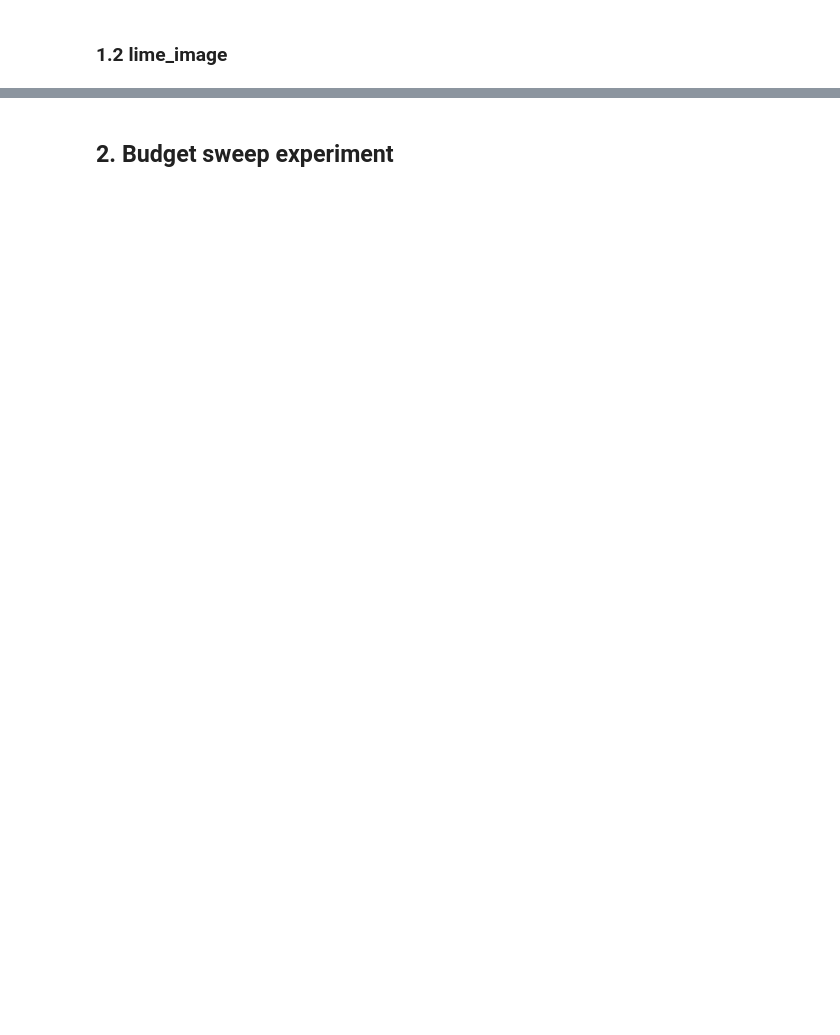
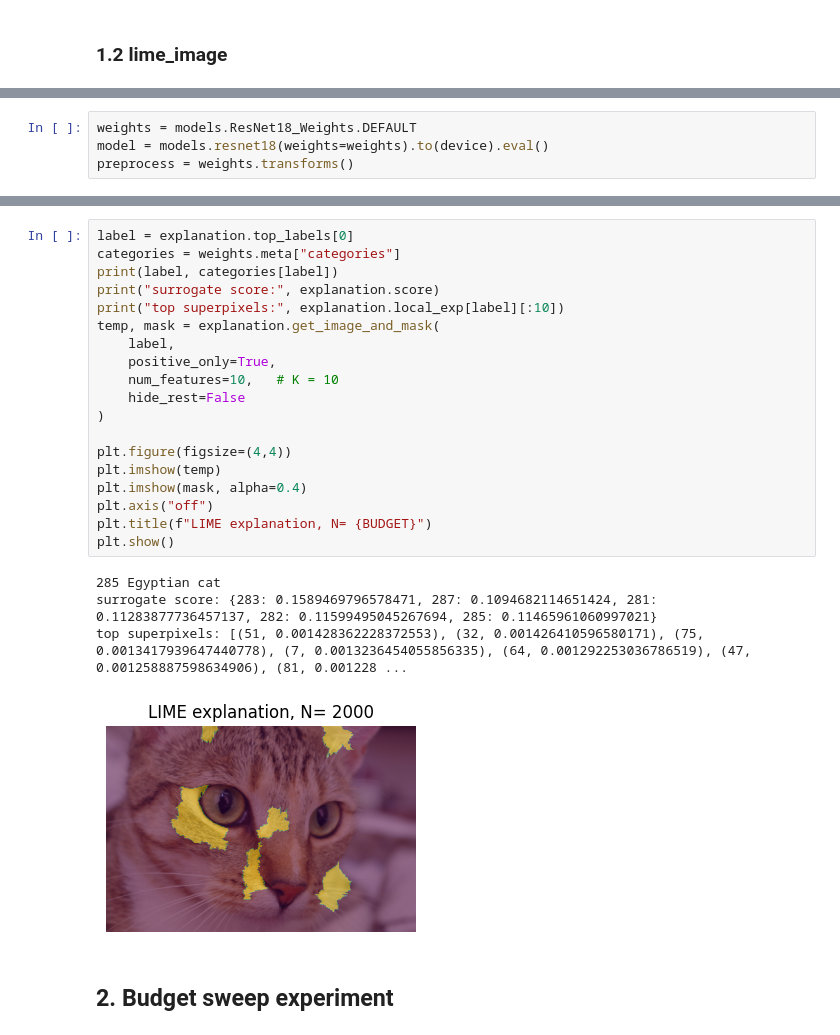
Before and after one commit to QihangFeng/Reliable-LIME-under-Query-Budget-Constraints, a Jupyter notebook: lime_budget_constraints.ipynb, the cells around one changed output, grey strips where cells are left out. Drawn from its saved outputs; the diff is of its cells as text; blank space fills up the shorter version.

```diff
--- a/lime_budget_constraints.ipynb
+++ b/lime_budget_constraints.ipynb
@@ -231,0 +671,4 @@ from tqdm.auto import tqdm
+# %%
+weights = models.ResNet18_Weights.DEFAULT
+model = models.resnet18(weights=weights).to(device).eval()
+preprocess = weights.transforms()
@@ -232,2 +711,26 @@ from tqdm.auto import tqdm
+# %%
+label = explanation.top_labels[0]
+categories = weights.meta["categories"]
+print(label, categories[label])
+print("surrogate score:", explanation.score)
+print("top superpixels:", explanation.local_exp[label][:10])
+temp, mask = explanation.get_image_and_mask(
+    label,
+    positive_only=True,
+    num_features=10,   # K = 10
+    hide_rest=False
+)
+
+plt.figure(figsize=(4,4))
+plt.imshow(temp)
+plt.imshow(mask, alpha=0.4)
+plt.axis("off")
+plt.title(f"LIME explanation, N= {BUDGET}")
+plt.show()
+# %% [output]
+285 Egyptian cat
+surrogate score: {283: 0.1589469796578471, 287: 0.1094682114651424, 281: 0.11283877736457137, 282: 0.11599495045267694, 285: 0.11465961060997021}
+top superpixels: [(51, 0.001428362228372553), (32, 0.001426410596580171), (75, 0.0013417939647440778), (7, 0.0013236454055856335), (64, 0.001292253036786519), (47, 0.001258887598634906), (81, 0.001228 ...
+[figure, added]
 # %% [markdown]
 ## 2. Budget sweep experiment
```
Also changed, not shown: parts of 20 cells of this notebook, 2 other files.
